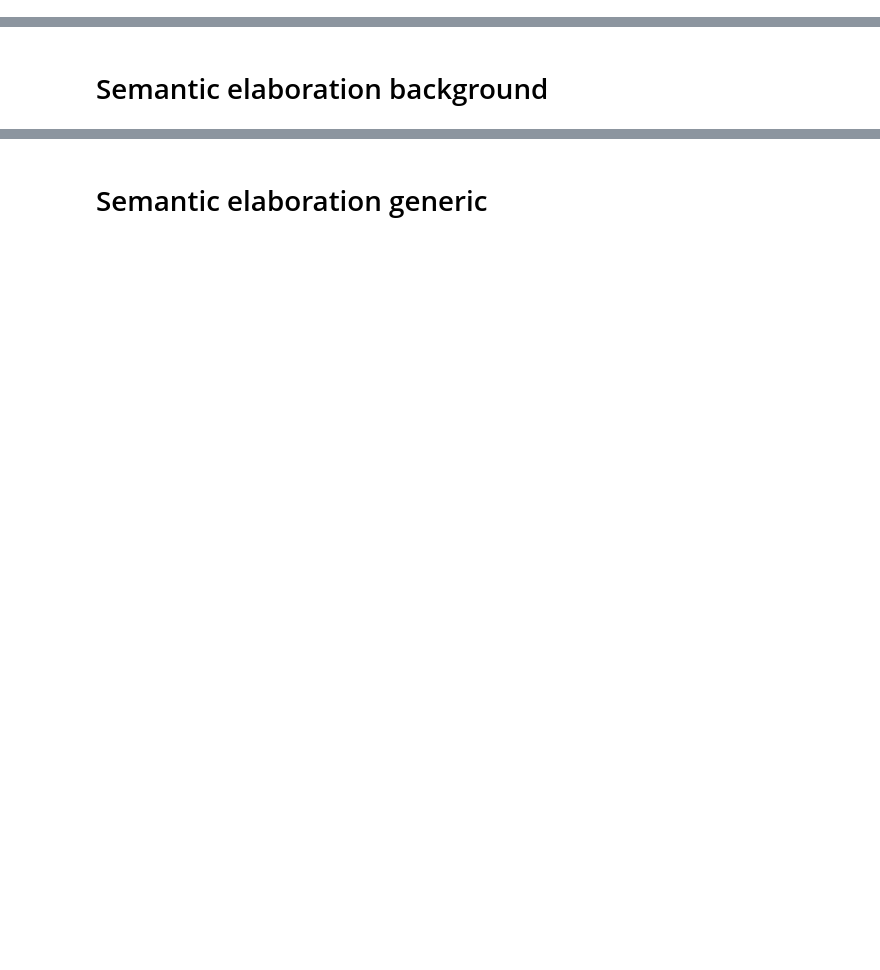
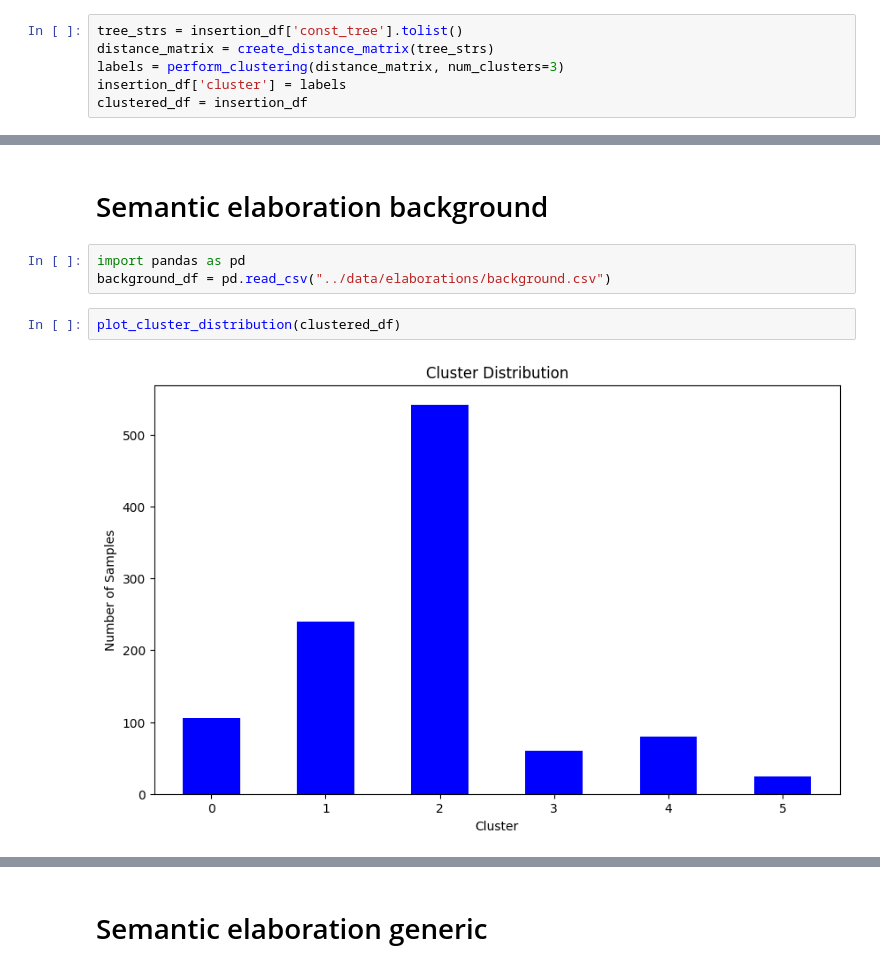
Before and after one commit to martgru/ElabSimp, a Jupyter notebook: main/insertions_clustering.ipynb, the cells around one changed output, grey strips where cells are left out. Saved outputs shown, nothing was run; the diff lists cells and outputs as text; blank space fills up the shorter version.

```diff
--- a/main/insertions_clustering.ipynb
+++ b/main/insertions_clustering.ipynb
@@ -227,0 +426,6 @@ clustered_df, kmeans_model, vectorizer = perform_clustering(insertion_df, num_cl
+# %%
+tree_strs = insertion_df['const_tree'].tolist()
+distance_matrix = create_distance_matrix(tree_strs)
+labels = perform_clustering(distance_matrix, num_clusters=3)
+insertion_df['cluster'] = labels
+clustered_df = insertion_df
@@ -257,2 +508,9 @@ Cluster 2:
 # %% [markdown]
 # Semantic elaboration background
+# %%
+import pandas as pd
+background_df = pd.read_csv("../data/elaborations/background.csv")
+# %%
+plot_cluster_distribution(clustered_df)
+# %% [output]
+[figure, added]
```
Also changed, not shown: parts of 29 cells of this notebook.
